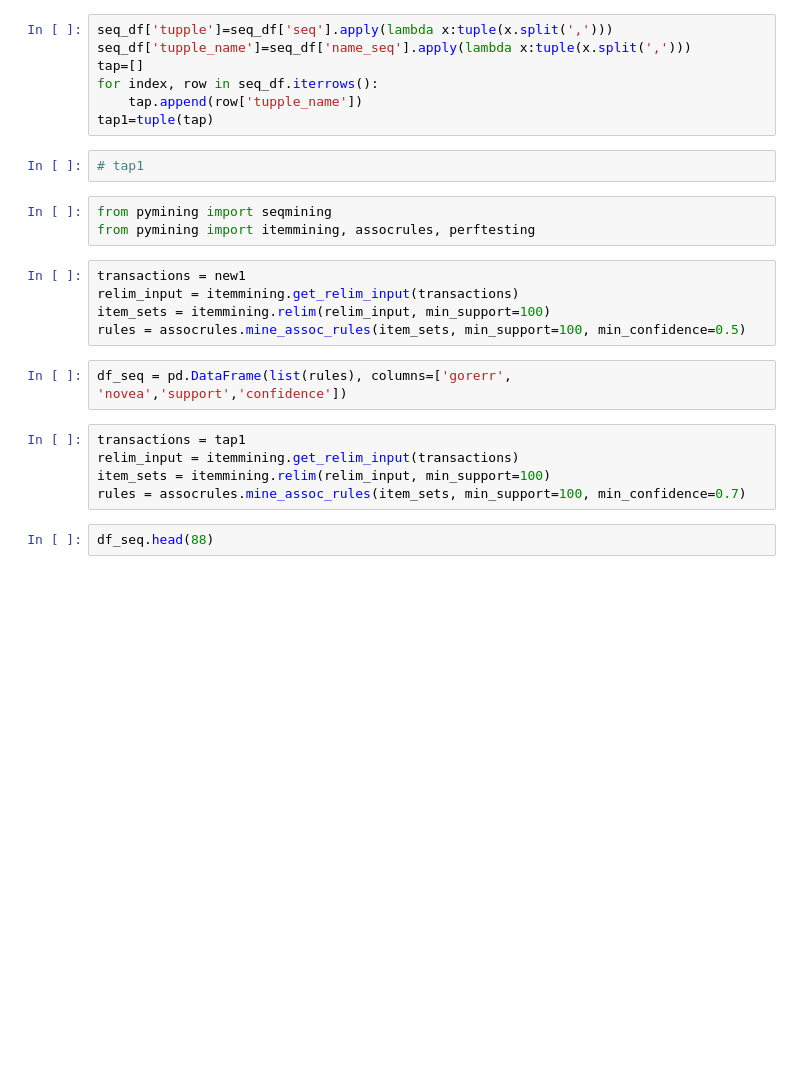
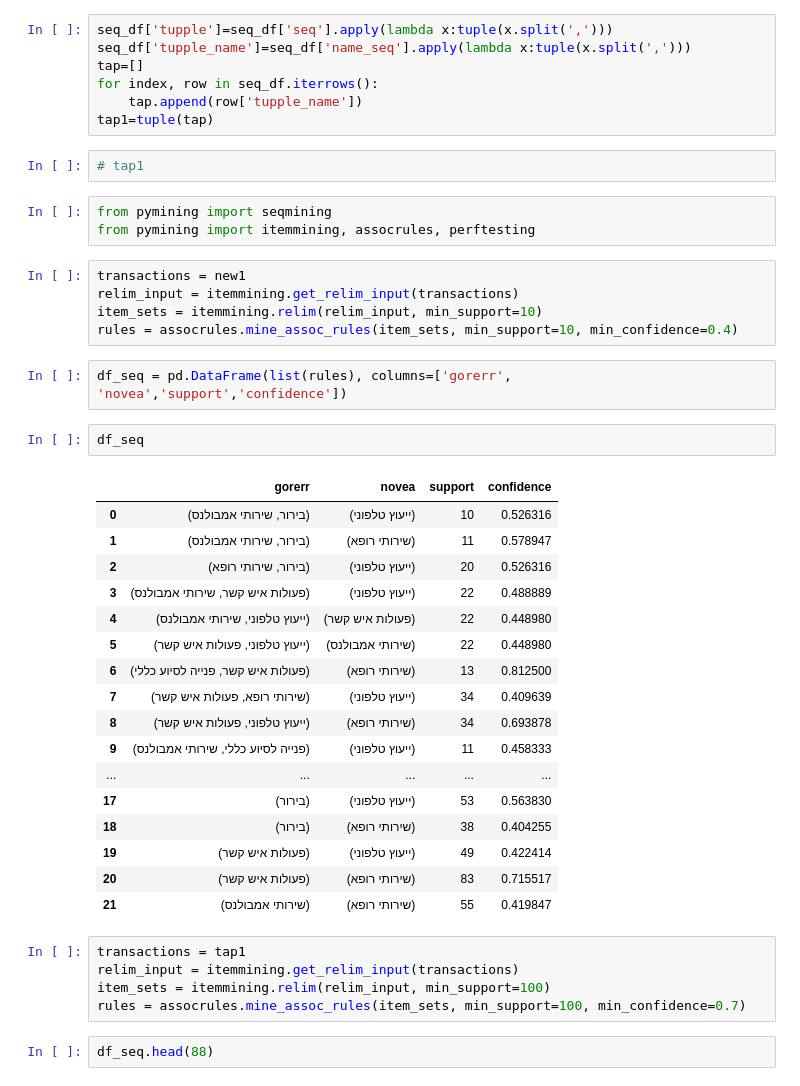
Before and after one commit to yarontal94/final_project, a Jupyter notebook: sequence_alignment.ipynb, the cells around one changed output. Cells and saved outputs as stored; diff of their text form; blank space fills up the shorter version.

```diff
--- a/sequence_alignment.ipynb
+++ b/sequence_alignment.ipynb
@@ -114,10 +173,30 @@ from pymining import itemmining, assocrules, perftesting
 # %%
 transactions = new1
 relim_input = itemmining.get_relim_input(transactions)
-item_sets = itemmining.relim(relim_input, min_support=100)
-rules = assocrules.mine_assoc_rules(item_sets, min_support=100, min_confidence=0.5)
+item_sets = itemmining.relim(relim_input, min_support=10)
+rules = assocrules.mine_assoc_rules(item_sets, min_support=10, min_confidence=0.4)
 # %%
 df_seq = pd.DataFrame(list(rules), columns=['gorerr', 'novea','support','confidence'])
+# %%
+df_seq
+# %% [output]
+|  | gorerr | novea | support | confidence |
+| 0 | (בירור, שירותי אמבולנס) | (ייעוץ טלפוני) | 10 | 0.526316 |
+| 1 | (בירור, שירותי אמבולנס) | (שירותי רופא) | 11 | 0.578947 |
+| 2 | (בירור, שירותי רופא) | (ייעוץ טלפוני) | 20 | 0.526316 |
+| 3 | (פעולות איש קשר, שירותי אמבולנס) | (ייעוץ טלפוני) | 22 | 0.488889 |
+| 4 | (ייעוץ טלפוני, שירותי אמבולנס) | (פעולות איש קשר) | 22 | 0.448980 |
+| 5 | (ייעוץ טלפוני, פעולות איש קשר) | (שירותי אמבולנס) | 22 | 0.448980 |
+| 6 | (פעולות איש קשר, פנייה לסיוע כללי) | (שירותי רופא) | 13 | 0.812500 |
+| 7 | (שירותי רופא, פעולות איש קשר) | (ייעוץ טלפוני) | 34 | 0.409639 |
+| 8 | (ייעוץ טלפוני, פעולות איש קשר) | (שירותי רופא) | 34 | 0.693878 |
+| 9 | (פנייה לסיוע כללי, שירותי אמבולנס) | (ייעוץ טלפוני) | 11 | 0.458333 |
+| ... | ... | ... | ... | ... |
+| 17 | (בירור) | (ייעוץ טלפוני) | 53 | 0.563830 |
+| 18 | (בירור) | (שירותי רופא) | 38 | 0.404255 |
+| 19 | (פעולות איש קשר) | (ייעוץ טלפוני) | 49 | 0.422414 |
+| 20 | (פעולות איש קשר) | (שירותי רופא) | 83 | 0.715517 |
+| 21 | (שירותי אמבולנס) | (שירותי רופא) | 55 | 0.419847 |
 # %%
 transactions = tap1
 relim_input = itemmining.get_relim_input(transactions)
```
Also changed, not shown: parts of 13 cells of this notebook, 2 other files.
